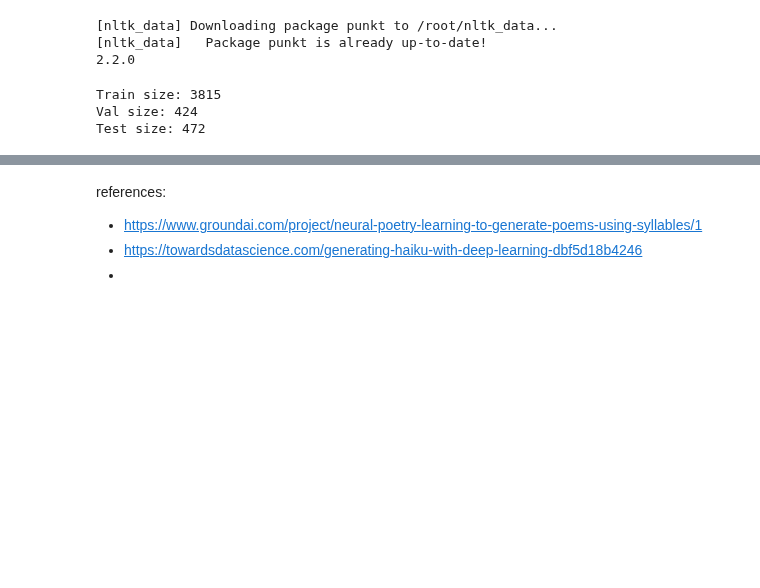
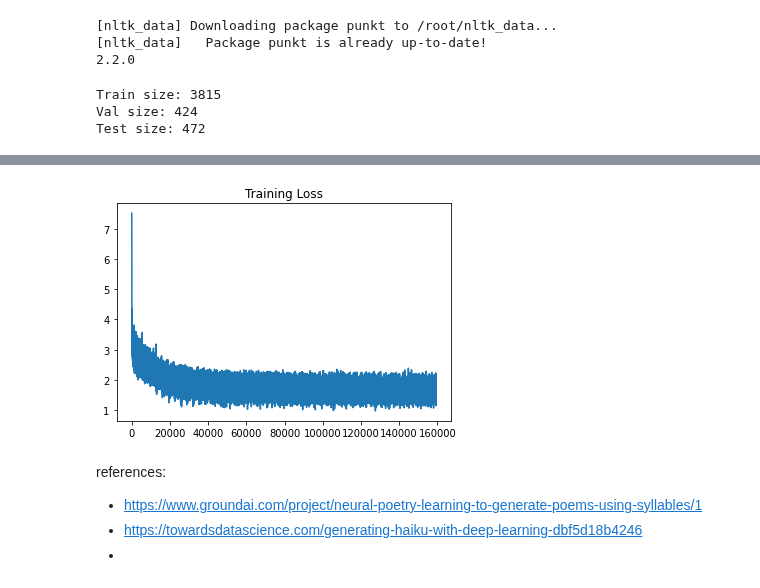
Before and after one commit to DanieleVeri/deep_comedy, a Jupyter notebook: RNN_syll.ipynb, the cells around one changed output, grey strips where cells are left out. Saved outputs shown, nothing was run; the diff lists cells and outputs as text; code cells hidden in the pictures; blank space fills up the shorter version.

Commit message:
working training

```diff
--- a/RNN_syll.ipynb
+++ b/RNN_syll.ipynb
@@ -732,19 +755,19 @@ def batch_split(batch):
 # %%
-batch_size = 1200
+batch_size = 25
 vocab_size = 1797
-latent_dim = 1024
+latent_dim = 2048
 regularizer = None#regularizers.l1_l2(l1=1e-5, l2=1e-4)
 
-n_epochs = 200
+n_epochs = 50
 learning_rate = 1e-3
 
-inp_1 = Input(batch_shape=(batch_size,1,1797))
-inp_2 = Input(batch_shape=(batch_size,1,1797))
-inp_3 = Input(batch_shape=(batch_size,1,1797))
+inp_1 = Input(batch_shape=(batch_size, 1, vocab_size))
+inp_2 = Input(batch_shape=(batch_size, 1, vocab_size))
+inp_3 = Input(batch_shape=(batch_size, 1, vocab_size))
 
-num_syl_1 = Input(batch_shape=(batch_size,1,))
-num_syl_2 = Input(batch_shape=(batch_size,1,))
-num_syl_3 = Input(batch_shape=(batch_size,1,))
+num_syl_1 = Input(shape=(1,))
+num_syl_2 = Input(shape=(1,))
+num_syl_3 = Input(shape=(1,))
 
 lstm = LSTM(latent_dim, return_state=True, return_sequences=True)
 
@@ -910,0 +815,50 @@ NameError: ignored
+# %%
+# training
+go = poetry_sy_lm_dataset.vocabulary.word2id("<GO>")
+loss_history = []
+for epoch in range(n_epochs):
+    random.shuffle(batches)
+    start = time.time()
+
+    for b in batches:
+        fx,sx,tx = batch_split(b[0], batch_size)
+        fy = copy.copy(fx[0])
+        sy = copy.copy(sx[0])
+        ty = copy.copy(tx[0])
+        fx[0].insert(0, go)
+        sx[0].insert(0, go)
+        tx[0].insert(0, go)
+        fx = fx[0][:-1]
+        sx = sx[0][:-1]
+        tx = tx[0][:-1]
+        if len(fx) == 0 or len(sx) == 0 or len(tx) == 0: continue
+        fx = np.expand_dims(to_categorical(fx, num_classes=vocab_size), axis=1)
+        sx = np.expand_dims(to_categorical(sx, num_classes=vocab_size), axis=1)
+        tx = np.expand_dims(to_categorical(tx, num_classes=vocab_size), axis=1)
+        fy = tf.convert_to_tensor((np.expand_dims(to_categorical(fy, num_classes=vocab_size), axis=1)))
+        sy = tf.convert_to_tensor((np.expand_dims(to_categorical(sy, num_classes=vocab_size), axis=1)))
+        ty = tf.convert_to_tensor((np.expand_dims(to_categorical(ty, num_classes=vocab_size), axis=1)))
+        num_syl = np.expand_dims([11 for i in range(batch_size)], axis=1)
+
+        with tf.GradientTape() as tape:
+            predicted = RNN([fx, num_syl, sx, num_syl, tx, num_syl])
+            cross_entropy = tf.keras.losses.categorical_crossentropy([fy, sy, ty], predicted, from_logits=False)
+            current_loss = tf.reduce_mean(cross_entropy)
+            gradients = tape.gradient(current_loss, RNN.trainable_variables)
+            optimizer.apply_gradients(zip(gradients, RNN.trainable_variables))
+
+        loss_history.append(current_loss)
+
+    print("=========================== Epoch: {}.  \t  Loss: {}  \t  Time: {}ss".format(
+        epoch, current_loss.numpy(), round(time.time()-start, 2)))
+
+    #if epoch % 10 == 9:
+    #    print(generate_text(init, RNN))
+
+
+plt.plot(loss_history)
+plt.title("Training Loss")
+plt.show()
+
+RNN.save("/rnn_syll.h5")
+# %% [output]
@@ -910,0 +882 @@ NameError: ignored
+[figure, added]
```
Also changed, not shown: parts of 7 cells of this notebook.
